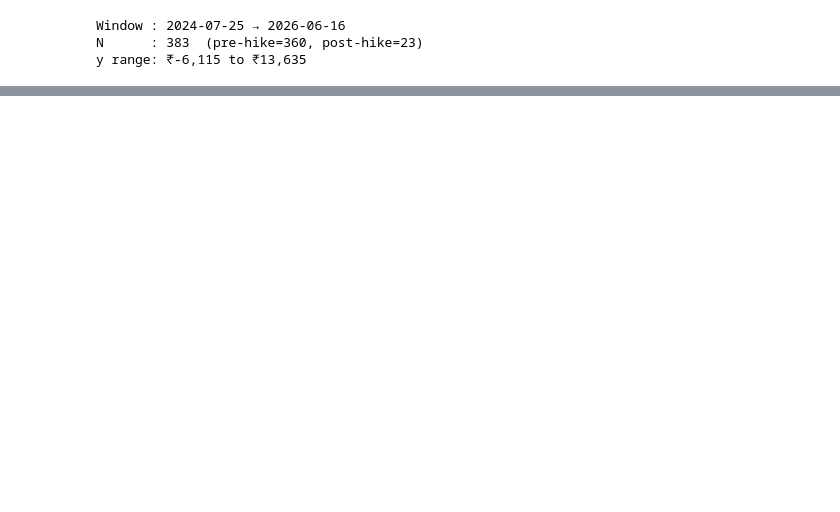
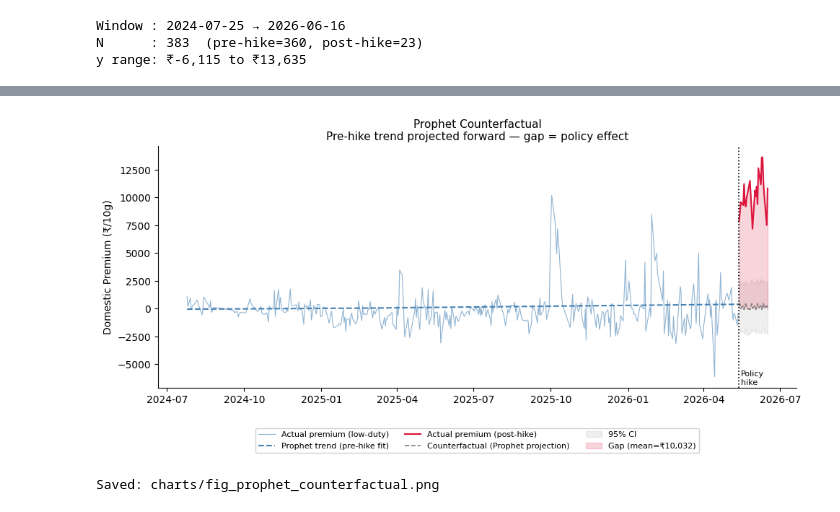
Before and after one commit to OlixIgnacious/gold-policy-project, a Jupyter notebook: notebooks/04_experiments/prophet.ipynb, the cells around one changed output, grey strips where cells are left out. Saved outputs shown, nothing was run; the diff lists cells and outputs as text; code cells hidden in the pictures; blank space fills up the shorter version.

```diff
--- a/notebooks/04_experiments/prophet.ipynb
+++ b/notebooks/04_experiments/prophet.ipynb
@@ -27,0 +73,48 @@ y range: ₹-6,115 to ₹13,635
+# %%
+import matplotlib.pyplot as plt
+
+# ── Prophet counterfactual chart ──────────────────────────────────────────────
+pre_dates  = pdata[pre_mask]['ds']
+post_dates = pdata[post_mask]['ds']
+pre_fc     = forecast[pre_mask]
+post_fc    = forecast[post_mask]
+
+fig, ax = plt.subplots(figsize=(10, 5))
+
+# Pre-hike: actual (noisy) + Prophet trend
+ax.plot(pre_dates, pdata[pre_mask]['y'],
+        color='steelblue', lw=0.8, alpha=0.6, label='Actual premium (low-duty)')
+ax.plot(pre_fc['ds'], pre_fc['trend'],
+        color='steelblue', lw=1.5, linestyle='--', label='Prophet trend (pre-hike fit)')
+
+# Post-hike: actual + counterfactual projection
+ax.plot(post_dates, post_actual,
+        color='crimson', lw=1.5, label='Actual premium (post-hike)')
+ax.plot(post_dates, post_pred,
+        color='grey', lw=1.2, linestyle='--', label='Counterfactual (Prophet projection)')
+
+# 95% CI on counterfactual
+ax.fill_between(post_dates, post_fc['yhat_lower'], post_fc['yhat_upper'],
+                alpha=0.12, color='grey', label='95% CI')
+
+# Gap fill
+ax.fill_between(post_dates, post_pred, post_actual,
+                alpha=0.18, color='crimson', label=f'Gap (mean=₹{mean_gap:,.0f})')
+
+# Policy line
+ax.axvline(POLICY_DATE, color='black', lw=1.2, linestyle=':')
+ax.text(POLICY_DATE + pd.Timedelta(2, 'D'), ax.get_ylim()[0] + 300,
+        'Policy\nhike', fontsize=8)
+
+ax.set_ylabel('Domestic Premium (₹/10g)', fontsize=10)
+ax.set_title('Prophet Counterfactual\nPre-hike trend projected forward — gap = policy effect',
+             fontsize=11)
+ax.legend(loc='upper center', bbox_to_anchor=(0.5, -0.15), ncol=3, fontsize=8, framealpha=0.9)
+ax.spines[['top', 'right']].set_visible(False)
+plt.tight_layout()
+plt.savefig('../../charts/fig_prophet_counterfactual.png', dpi=150, bbox_inches='tight')
+plt.show()
+print(f'Saved: charts/fig_prophet_counterfactual.png')
+# %% [output]
+[figure, added]
+Saved: charts/fig_prophet_counterfactual.png
```
Also changed, not shown: parts of 3 cells of this notebook, 27 other files.
